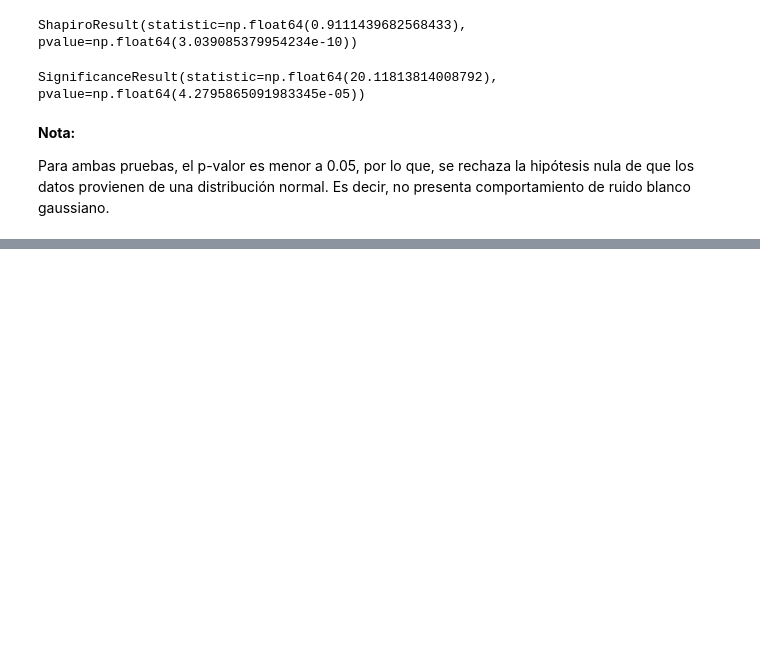
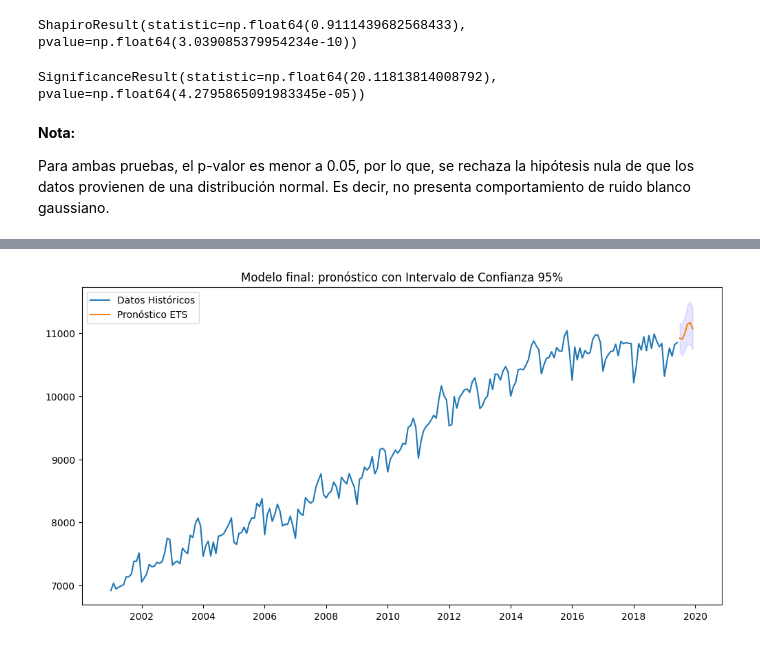
Before and after one commit to mafab9125/Fundamentos_Analitica, a Jupyter notebook: Series_de_tiempo/Taller_series_tiempo_2.ipynb, the cells around one changed output, grey strips where cells are left out. Cells and saved outputs as stored; diff of their text form; code cells hidden in the pictures; blank space fills up the shorter version.

```diff
--- a/Series_de_tiempo/Taller_series_tiempo_2.ipynb
+++ b/Series_de_tiempo/Taller_series_tiempo_2.ipynb
@@ -1098,0 +1208,9 @@ Para ambas pruebas, el p-valor es menor a 0.05, por lo que, se rechaza la hipót
+# %%
+## Ahora se ajusta el modelo final con todos los datos
+
+final_model = ETSModel(endog=data['Ocupados'],error="add",trend="mul",seasonal="mul")
+final_model_fit = final_model.fit_constrained({'smoothing_level': 0.525353314736116,'smoothing_trend': 5.2535331473611604e-05,'smoothing_seasonal':4.74646685263884e-05})
+
+print(final_model_fit.alpha)
+print(final_model_fit.beta)
+print(final_model_fit.gamma)
@@ -1098,0 +1221,13 @@ Para ambas pruebas, el p-valor es menor a 0.05, por lo que, se rechaza la hipót
+# %%
+point_forecast=final_model_fit.forecast(6)
+
+ci = final_model_fit.get_prediction(start = point_forecast.index[0],
+                                end = point_forecast.index[-1])
+
+conf_forecast = ci.pred_int(alpha=0.05)#.iloc[:,0]
+limits = ci.predicted_mean
+
+
+preds_hw_add = pd.concat([limits, conf_forecast], axis = 1)
+preds_hw_add.columns = ['Point_forecast', 'lower_95', 'upper_95']
+print(preds_hw_add)
@@ -1098,0 +1242,20 @@ Para ambas pruebas, el p-valor es menor a 0.05, por lo que, se rechaza la hipót
+# %%
+fig = plt.figure(figsize=(12, 6))
+
+# Serie histórica completa de Ocupados
+plt.plot(data.index, data['Ocupados'], label="Datos Históricos")
+
+# Pronóstico puntual (6 meses)
+plt.plot(preds_hw_add.index, preds_hw_add['Point_forecast'], label="Pronóstico ETS")
+
+# Intervalo de confianza 95%
+plt.fill_between(preds_hw_add.index,
+                 preds_hw_add['lower_95'],
+                 preds_hw_add['upper_95'],
+                 color='blue', alpha=0.1)
+
+plt.legend()
+plt.title('Modelo final: pronóstico con Intervalo de Confianza 95%')
+plt.show()
+# %% [output]
+[figure, added]
```
Also changed, not shown: parts of 21 cells of this notebook.
